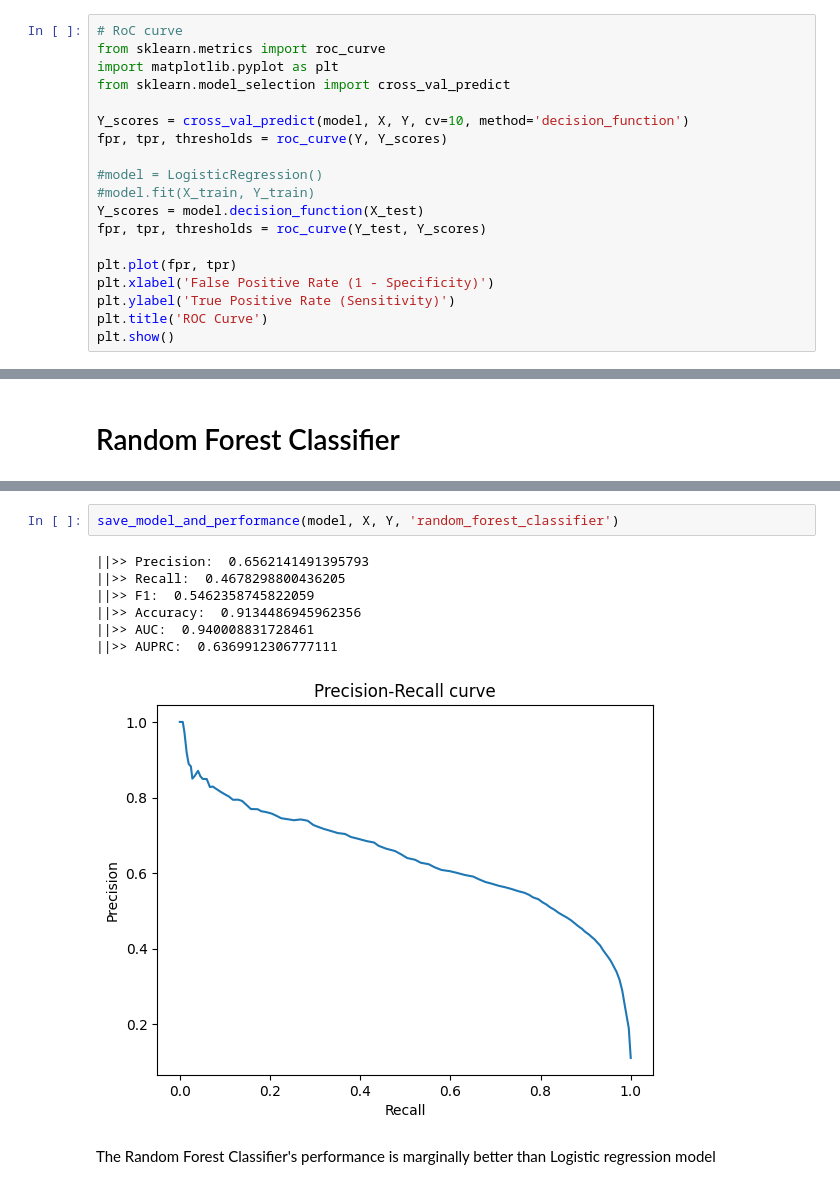
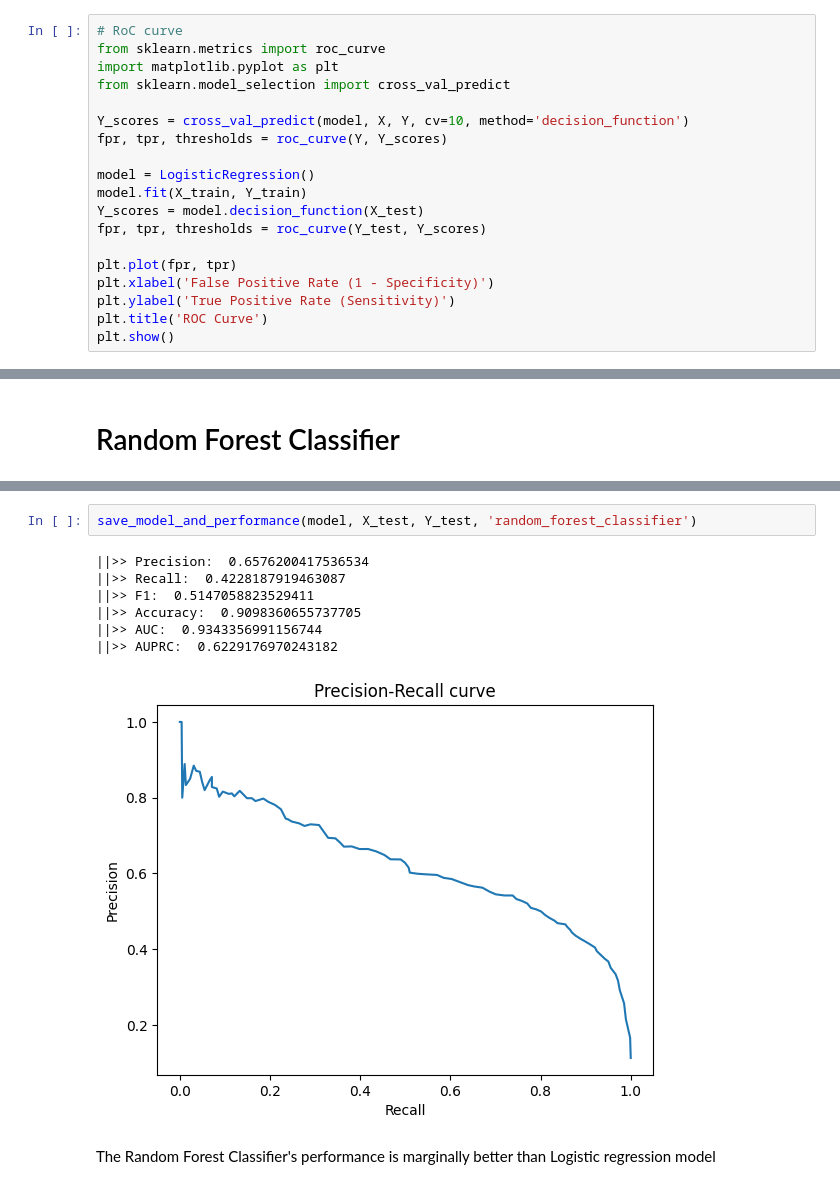
Before and after one commit to a-anurag1024/Bank_Marketing, a Jupyter notebook: notebooks/ml_classifiers.ipynb, the cells around one changed output, grey strips where cells are left out. Drawn from its saved outputs; the diff is of its cells as text.

```diff
--- a/notebooks/ml_classifiers.ipynb
+++ b/notebooks/ml_classifiers.ipynb
@@ -54,8 +54,8 @@ from sklearn.model_selection import cross_val_predict
 Y_scores = cross_val_predict(model, X, Y, cv=10, method='decision_function')
 fpr, tpr, thresholds = roc_curve(Y, Y_scores)
 
-#model = LogisticRegression()
-#model.fit(X_train, Y_train)
+model = LogisticRegression()
+model.fit(X_train, Y_train)
 Y_scores = model.decision_function(X_test)
 fpr, tpr, thresholds = roc_curve(Y_test, Y_scores)
 
@@ -331,13 +316,13 @@ Test accuracy:  0.9134790528233151
 # %%
-save_model_and_performance(model, X, Y, 'random_forest_classifier')
+save_model_and_performance(model, X_test, Y_test, 'random_forest_classifier')
 # %% [output]
-||>> Precision:  0.6562141491395793
-||>> Recall:  0.4678298800436205
-||>> F1:  0.5462358745822059
-||>> Accuracy:  0.9134486945962356
-||>> AUC:  0.940008831728461
-||>> AUPRC:  0.6369912306777111
+||>> Precision:  0.6576200417536534
+||>> Recall:  0.4228187919463087
+||>> F1:  0.5147058823529411
+||>> Accuracy:  0.9098360655737705
+||>> AUC:  0.9343356991156744
+||>> AUPRC:  0.6229176970243182
-[figure, old version]
+[figure, new version]
 # %% [markdown]
 The Random Forest Classifier's performance is marginally better than Logistic regression model
 # %%
```
Also changed, not shown: parts of 14 cells of this notebook, 7 other files.
